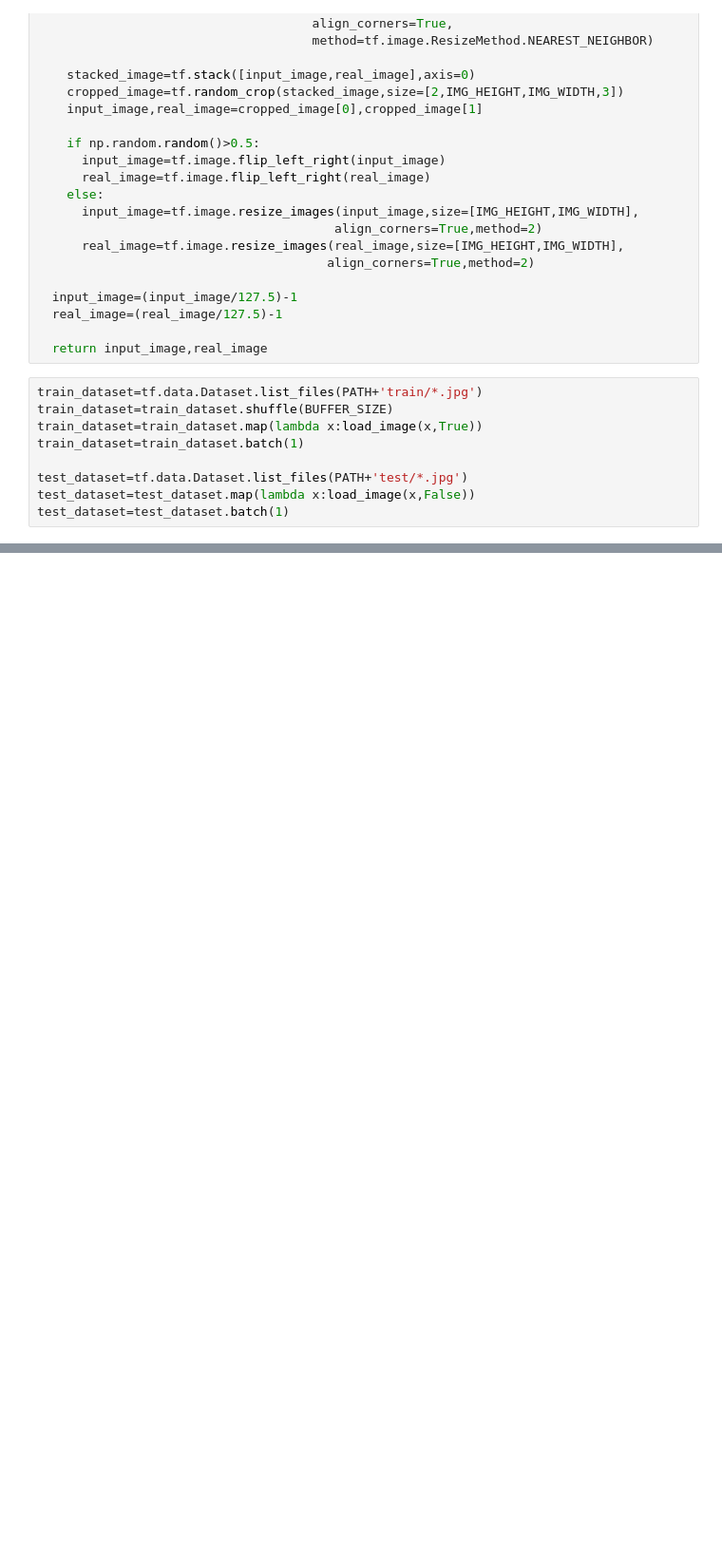
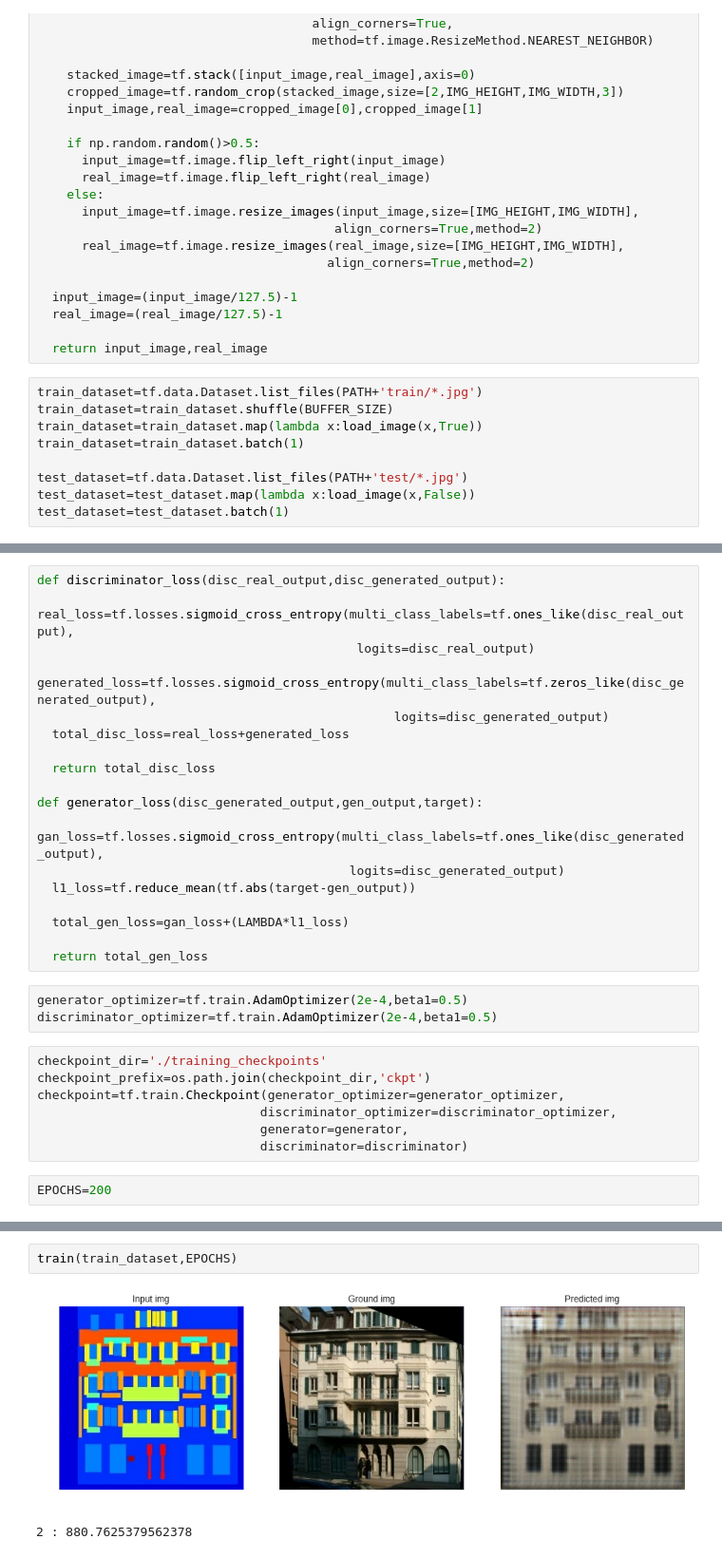
Before and after one commit to HUSTneeb/GoogleColabCode, a Jupyter notebook: TensorFlowLearningPix2Pix.ipynb, the cells around one changed output, grey strips where cells are left out. Shown at 95% size. Cells and saved outputs as stored; diff of their text form; blank space fills up the shorter version.

```diff
--- a/TensorFlowLearningPix2Pix.ipynb
+++ b/TensorFlowLearningPix2Pix.ipynb
@@ -94,0 +251,30 @@ class Downsample(tf.keras.Model):
+# %%
+def discriminator_loss(disc_real_output,disc_generated_output):
+  real_loss=tf.losses.sigmoid_cross_entropy(multi_class_labels=tf.ones_like(disc_real_output),
+                                           logits=disc_real_output)
+  generated_loss=tf.losses.sigmoid_cross_entropy(multi_class_labels=tf.zeros_like(disc_generated_output),
+                                                logits=disc_generated_output)
+  total_disc_loss=real_loss+generated_loss
+
+  return total_disc_loss
+
+def generator_loss(disc_generated_output,gen_output,target):
+  gan_loss=tf.losses.sigmoid_cross_entropy(multi_class_labels=tf.ones_like(disc_generated_output),
+                                          logits=disc_generated_output)
+  l1_loss=tf.reduce_mean(tf.abs(target-gen_output))
+
+  total_gen_loss=gan_loss+(LAMBDA*l1_loss)
+
+  return total_gen_loss
+# %%
+generator_optimizer=tf.train.AdamOptimizer(2e-4,beta1=0.5)
+discriminator_optimizer=tf.train.AdamOptimizer(2e-4,beta1=0.5)
+# %%
+checkpoint_dir='./training_checkpoints'
+checkpoint_prefix=os.path.join(checkpoint_dir,'ckpt')
+checkpoint=tf.train.Checkpoint(generator_optimizer=generator_optimizer,
+                              discriminator_optimizer=discriminator_optimizer,
+                              generator=generator,
+                              discriminator=discriminator)
+# %%
+EPOCHS=200
@@ -94,0 +328,5 @@ class Downsample(tf.keras.Model):
+# %%
+train(train_dataset,EPOCHS)
+# %% [output]
+[figure, added]
+2 : 880.7625379562378
```
Also changed, not shown: parts of 6 cells of this notebook.
